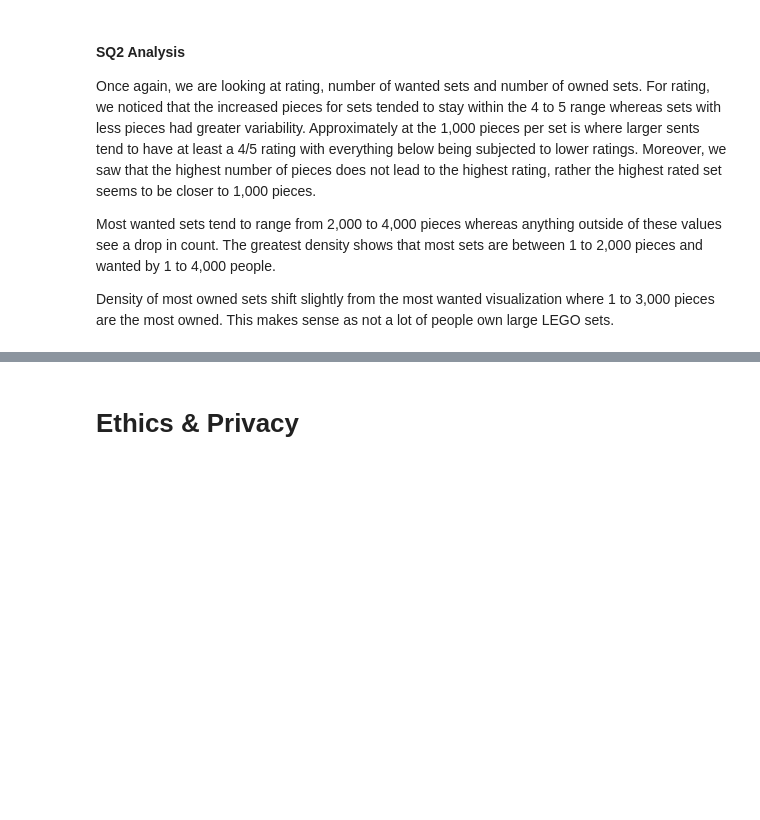
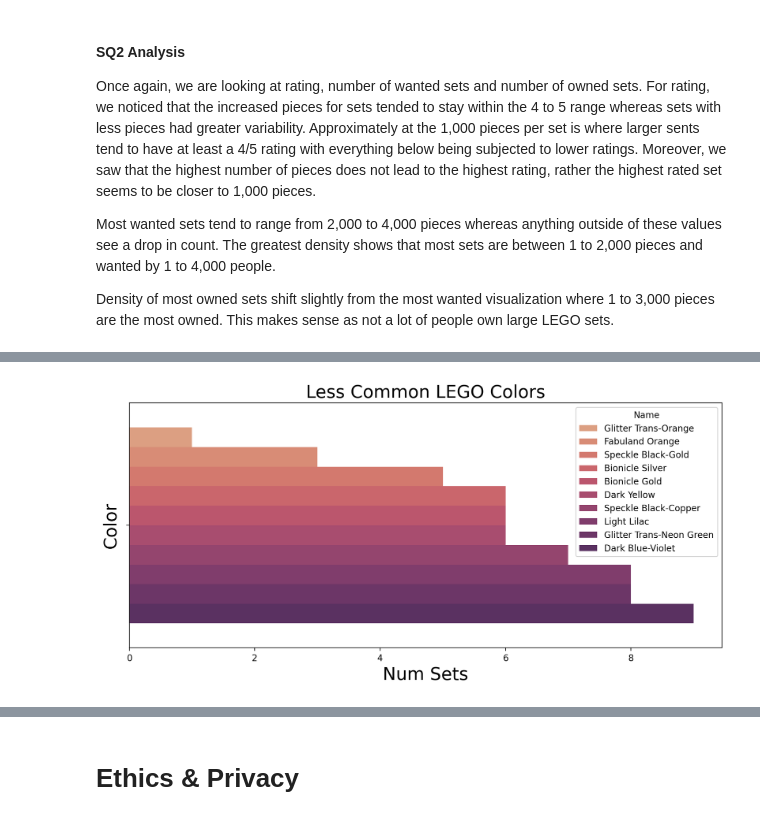
Before and after one commit to COGS108/Group015_WI24, a Jupyter notebook: EDACheckpoint_Group015_WI24.ipynb, the cells around one changed output, grey strips where cells are left out. Drawn from its saved outputs; the diff is of its cells as text; code cells hidden in the pictures; blank space fills up the shorter version.

```diff
--- a/EDACheckpoint_Group015_WI24.ipynb
+++ b/EDACheckpoint_Group015_WI24.ipynb
@@ -557,0 +576,9 @@ Density of most owned sets shift slightly from the most wanted visualization whe
+# %%
+# Taking a look at the Bottom 10 Colors by the Number of Sets
+bot10_colors = colors_df.sort_values(by='Num Sets', ascending=True).head(10)
+sns.barplot(x='Num Sets', hue='Name', data= bot10_colors, palette='flare')
+plt.title('Less Common LEGO Colors', fontsize = 20)
+plt.xlabel('Num Sets', fontsize = 20)
+plt.ylabel('Color', fontsize = 20);
+# %% [output]
+[figure, added]
```
Also changed, not shown: parts of 4 cells of this notebook.
